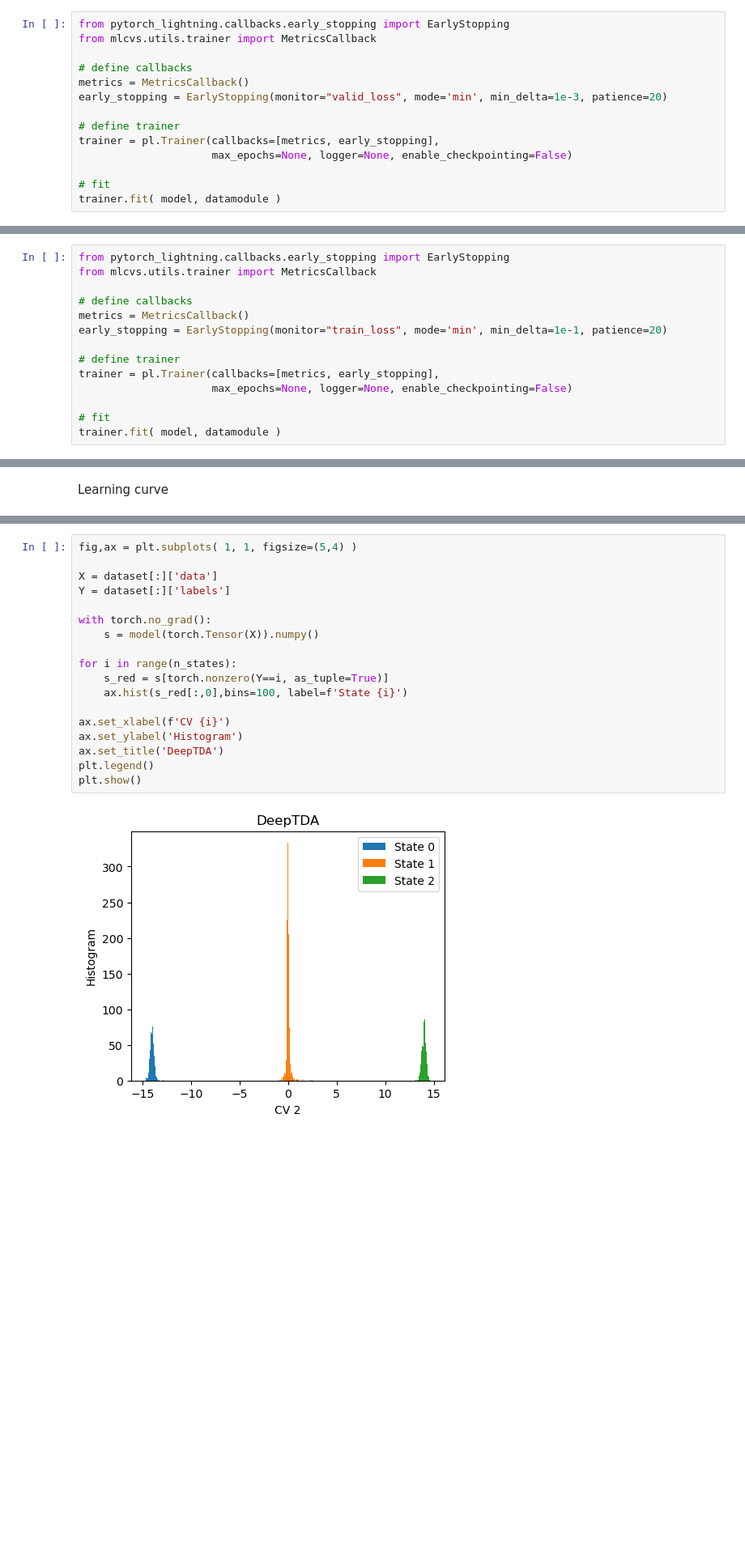
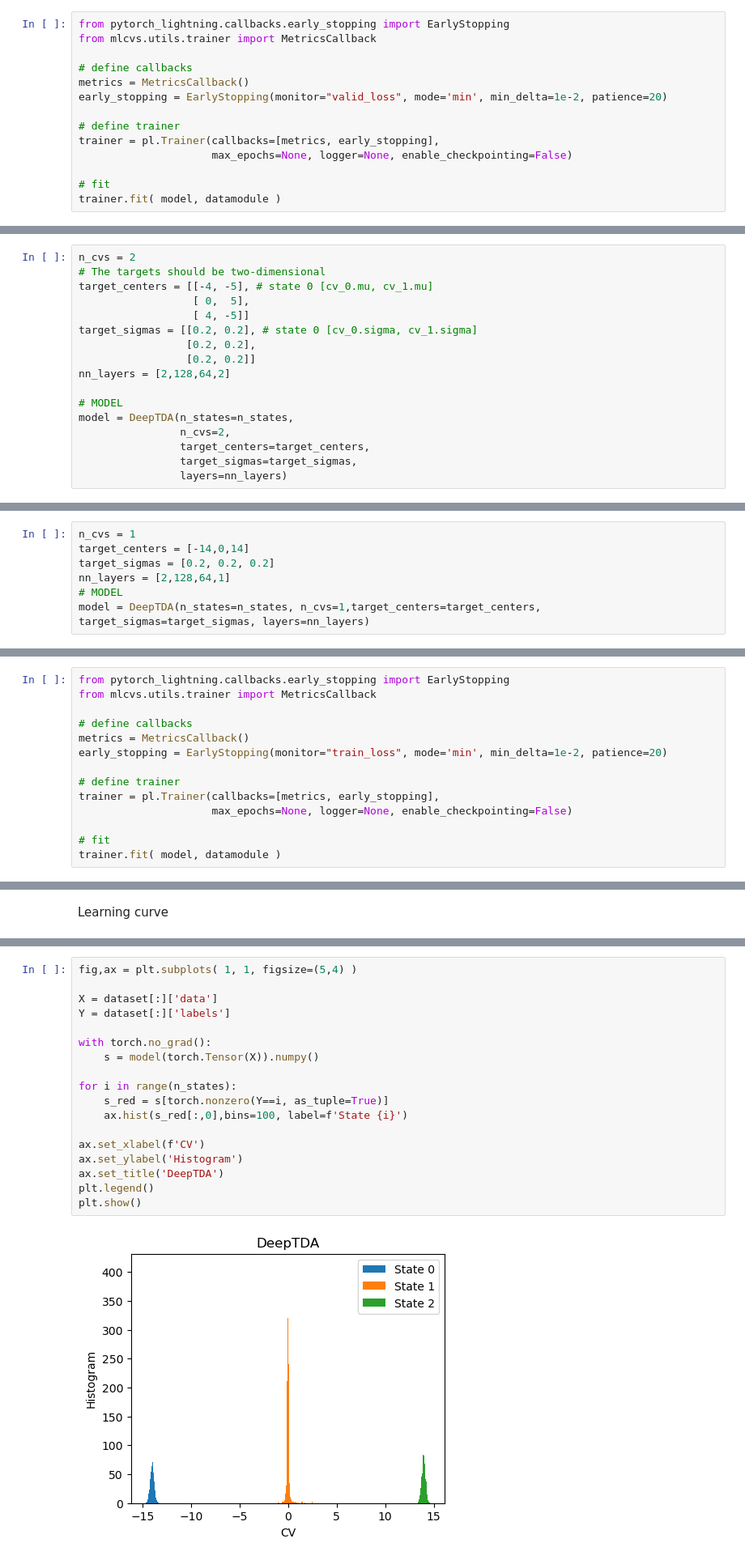
Before and after one commit to luigibonati/mlcolvar, a Jupyter notebook: docs/notebooks/cvs_DeepTDA.ipynb, the cells around one changed output, grey strips where cells are left out. Shown at 81% size. Drawn from its saved outputs; the diff is of its cells as text; blank space fills up the shorter version.

```diff
--- a/docs/notebooks/cvs_DeepTDA.ipynb
+++ b/docs/notebooks/cvs_DeepTDA.ipynb
@@ -111,7 +121,7 @@ from mlcvs.utils.trainer import MetricsCallback
 
 # define callbacks
 metrics = MetricsCallback()
-early_stopping = EarlyStopping(monitor="valid_loss", mode='min', min_delta=1e-3, patience=20)
+early_stopping = EarlyStopping(monitor="valid_loss", mode='min', min_delta=1e-2, patience=20)
 
 # define trainer
 trainer = pl.Trainer(callbacks=[metrics, early_stopping],
@@ -239,0 +238,17 @@ model = DeepTDA(n_states=n_states,
+# %%
+n_cvs = 2
+# The targets should be two-dimensional
+target_centers = [[-4, -5], # state 0 [cv_0.mu, cv_1.mu]
+                  [ 0,  5],
+                  [ 4, -5]]
+target_sigmas = [[0.2, 0.2], # state 0 [cv_0.sigma, cv_1.sigma]
+                 [0.2, 0.2],
+                 [0.2, 0.2]]
+nn_layers = [2,128,64,2]
+
+# MODEL
+model = DeepTDA(n_states=n_states,
+                n_cvs=2,
+                target_centers=target_centers,
+                target_sigmas=target_sigmas,
+                layers=nn_layers)
@@ -368,0 +375,7 @@ model = DeepTDA(n_states=n_states, n_cvs=1,target_centers=[-14,0,14], target_sig
+# %%
+n_cvs = 1
+target_centers = [-14,0,14]
+target_sigmas = [0.2, 0.2, 0.2]
+nn_layers = [2,128,64,1]
+# MODEL
+model = DeepTDA(n_states=n_states, n_cvs=1,target_centers=target_centers, target_sigmas=target_sigmas, layers=nn_layers)
@@ -372,7 +387,7 @@ from mlcvs.utils.trainer import MetricsCallback
 
 # define callbacks
 metrics = MetricsCallback()
-early_stopping = EarlyStopping(monitor="train_loss", mode='min', min_delta=1e-1, patience=20)
+early_stopping = EarlyStopping(monitor="train_loss", mode='min', min_delta=1e-2, patience=20)
 
 # define trainer
 trainer = pl.Trainer(callbacks=[metrics, early_stopping],
@@ -422,20 +438,20 @@ CVs histogram
 # %%
 fig,ax = plt.subplots( 1, 1, figsize=(5,4) )
 
 X = dataset[:]['data']
 Y = dataset[:]['labels']
 
 with torch.no_grad():
     s = model(torch.Tensor(X)).numpy()
 
 for i in range(n_states):
     s_red = s[torch.nonzero(Y==i, as_tuple=True)]
     ax.hist(s_red[:,0],bins=100, label=f'State {i}')
 
-ax.set_xlabel(f'CV {i}')
+ax.set_xlabel(f'CV')
 ax.set_ylabel('Histogram')
 ax.set_title('DeepTDA')
 plt.legend()
 plt.show()
 # %% [output]
-[figure, old version]
+[figure, new version]
```
Also changed, not shown: parts of 49 cells of this notebook.
